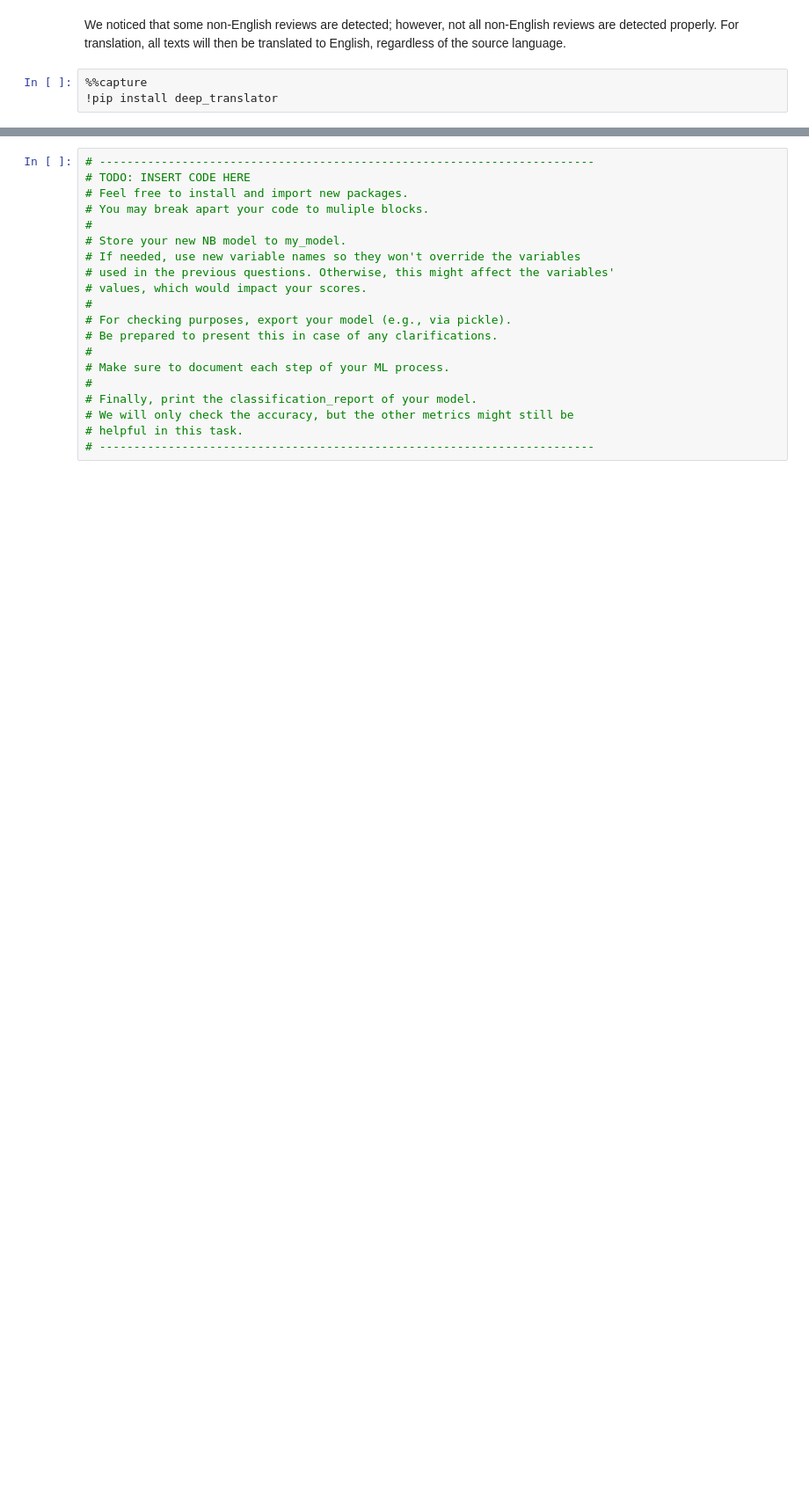
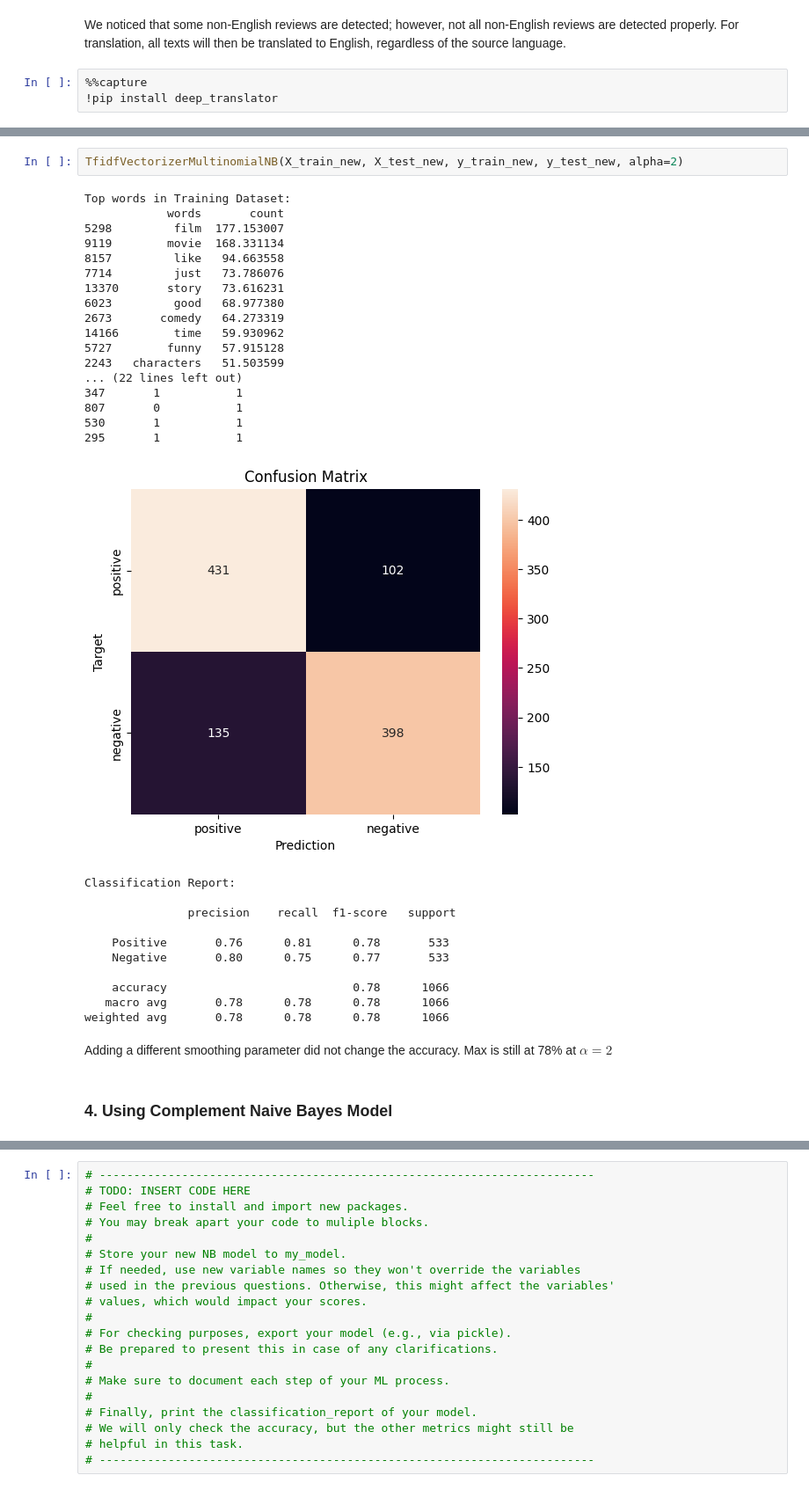
Before and after one commit to gabosantos/2324CS280UPD, a Jupyter notebook: CS_280_Lesson_1_Bayesian_Classifier.ipynb, the cells around one changed output, grey strips where cells are left out. Shown at 88% size. Cells and saved outputs as stored; diff of their text form; blank space fills up the shorter version.

```diff
--- a/CS_280_Lesson_1_Bayesian_Classifier.ipynb
+++ b/CS_280_Lesson_1_Bayesian_Classifier.ipynb
@@ -670,0 +847,35 @@ df[df['lang'] != 'en']
+# %%
+TfidfVectorizerMultinomialNB(X_train_new, X_test_new, y_train_new, y_test_new, alpha=2)
+# %% [output]
+Top words in Training Dataset:
+            words       count
+5298         film  177.153007
+9119        movie  168.331134
+8157         like   94.663558
+7714         just   73.786076
+13370       story   73.616231
+6023         good   68.977380
+2673       comedy   64.273319
+14166        time   59.930962
+5727        funny   57.915128
+2243   characters   51.503599
+... (22 lines left out)
+347       1           1
+807       0           1
+530       1           1
+295       1           1
+[figure, added]
+Classification Report:
+
+               precision    recall  f1-score   support
+
+    Positive       0.76      0.81      0.78       533
+    Negative       0.80      0.75      0.77       533
+
+    accuracy                           0.78      1066
+   macro avg       0.78      0.78      0.78      1066
+weighted avg       0.78      0.78      0.78      1066
+# %% [markdown]
+Adding a different smoothing parameter did not change the accuracy.  Max is still at 78% at $\alpha=2$
+# %% [markdown]
+### 4. Using Complement Naive Bayes Model
```
Also changed, not shown: parts of 18 cells of this notebook.
